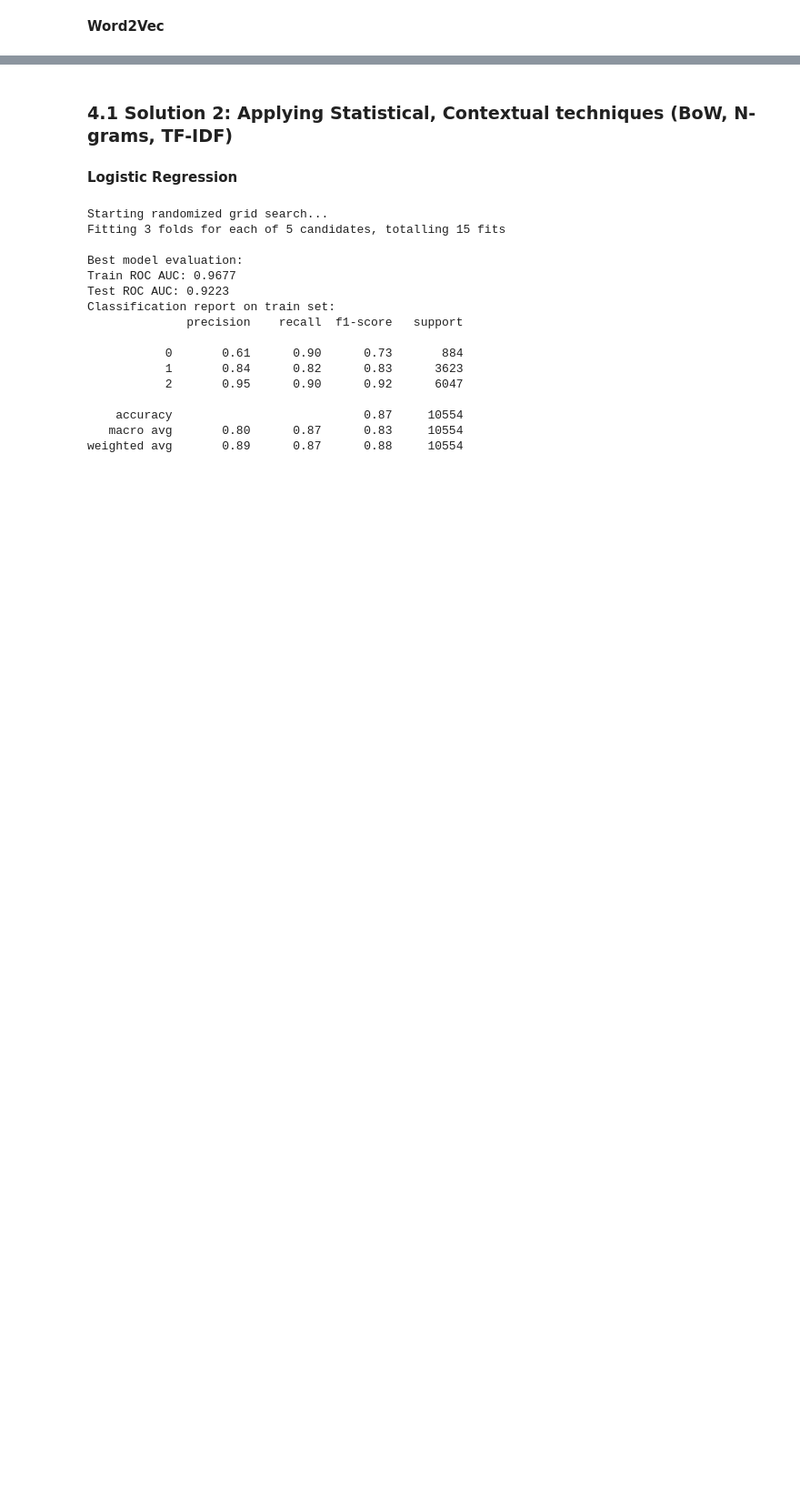
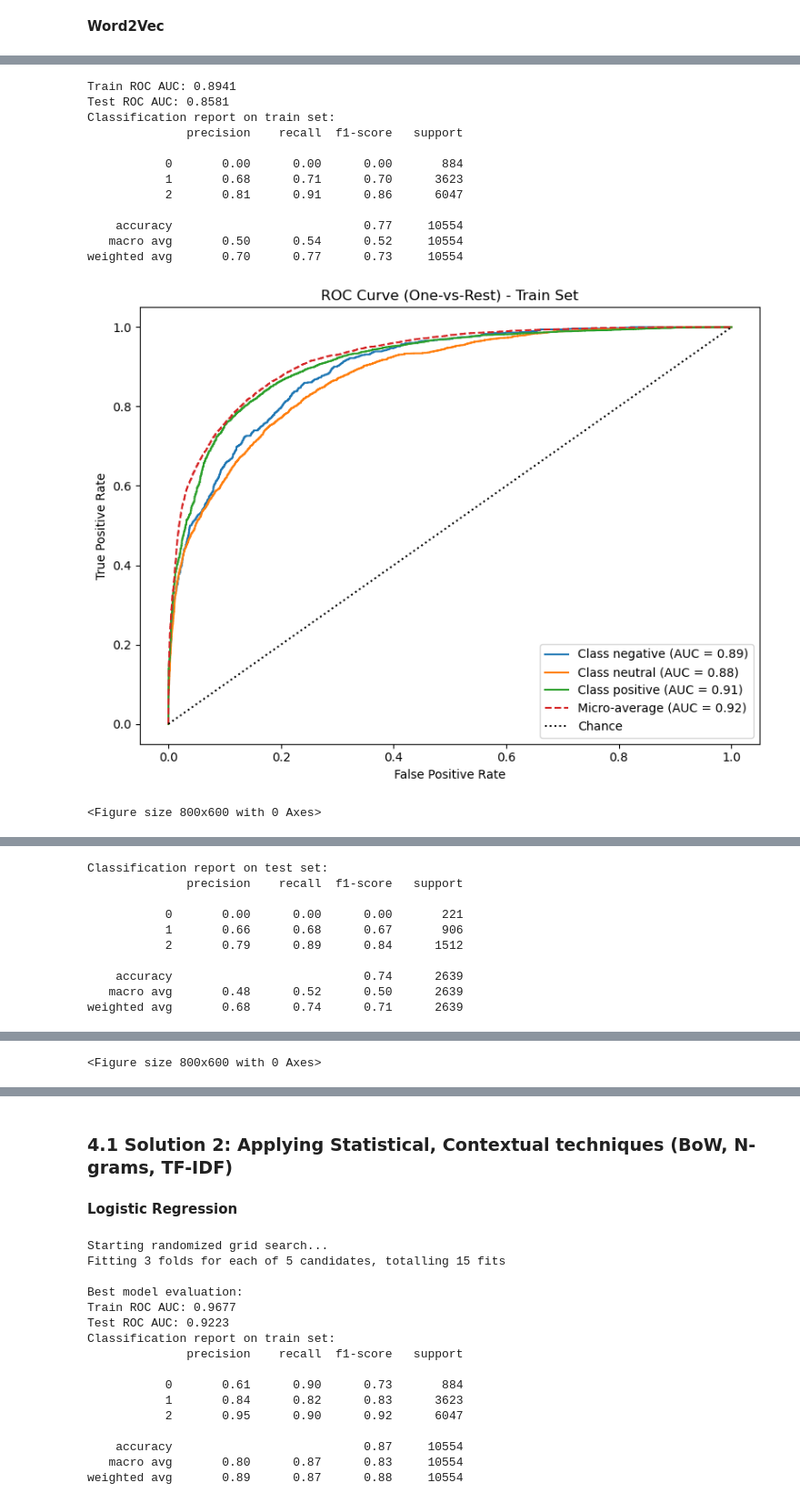
Before and after one commit to dangtna1/amazon-reviews-classification, a Jupyter notebook: preprocessing_and_modelling.ipynb, the cells around one changed output, grey strips where cells are left out. Shown at 91% size. Cells and saved outputs as stored; diff of their text form; code cells hidden in the pictures; blank space fills up the shorter version.

```diff
--- a/preprocessing_and_modelling.ipynb
+++ b/preprocessing_and_modelling.ipynb
@@ -445,20 +475,35 @@ from sklearn.svm import SVC
 # %%
 pipeline = ImbPipeline(
     [
         ("embed", Word2VecVectorizer(w2v_model, dim=W2V_DIM)),
         # ("smote", SMOTE(random_state=42)),
         (
             "clf",
-            SVC(max_iter=1000),
+            SVC(probability=True, random_state=42),
         ),
     ]
 )
 
 score["W2V + SVM"] = evaluate_model(
     pipeline,
     X_train_w2v,
     y_train_w2v,
     X_test_w2v,
     y_test_w2v,
     class_names=le.classes_,
 )
+# %% [output]
+Train ROC AUC: 0.8941
+Test ROC AUC: 0.8581
+Classification report on train set:
+              precision    recall  f1-score   support
+
+           0       0.00      0.00      0.00       884
+           1       0.68      0.71      0.70      3623
+           2       0.81      0.91      0.86      6047
+
+    accuracy                           0.77     10554
+   macro avg       0.50      0.54      0.52     10554
+weighted avg       0.70      0.77      0.73     10554
+[figure, added]
+<Figure size 800x600 with 0 Axes>
@@ -464,0 +511,10 @@ score["W2V + SVM"] = evaluate_model(
+Classification report on test set:
+              precision    recall  f1-score   support
+
+           0       0.00      0.00      0.00       221
+           1       0.66      0.68      0.67       906
+           2       0.79      0.89      0.84      1512
+
+    accuracy                           0.74      2639
+   macro avg       0.48      0.52      0.50      2639
+weighted avg       0.68      0.74      0.71      2639
@@ -464,0 +522 @@ score["W2V + SVM"] = evaluate_model(
+<Figure size 800x600 with 0 Axes>
```
Also changed, not shown: parts of 9 cells of this notebook.
